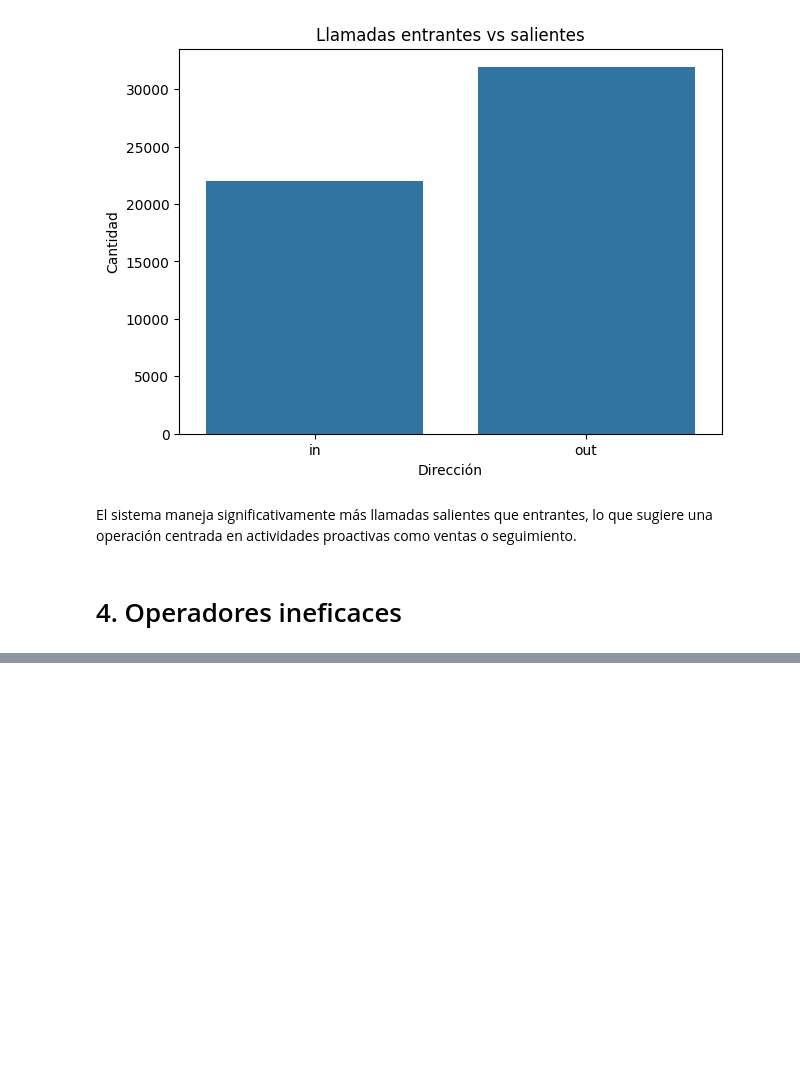
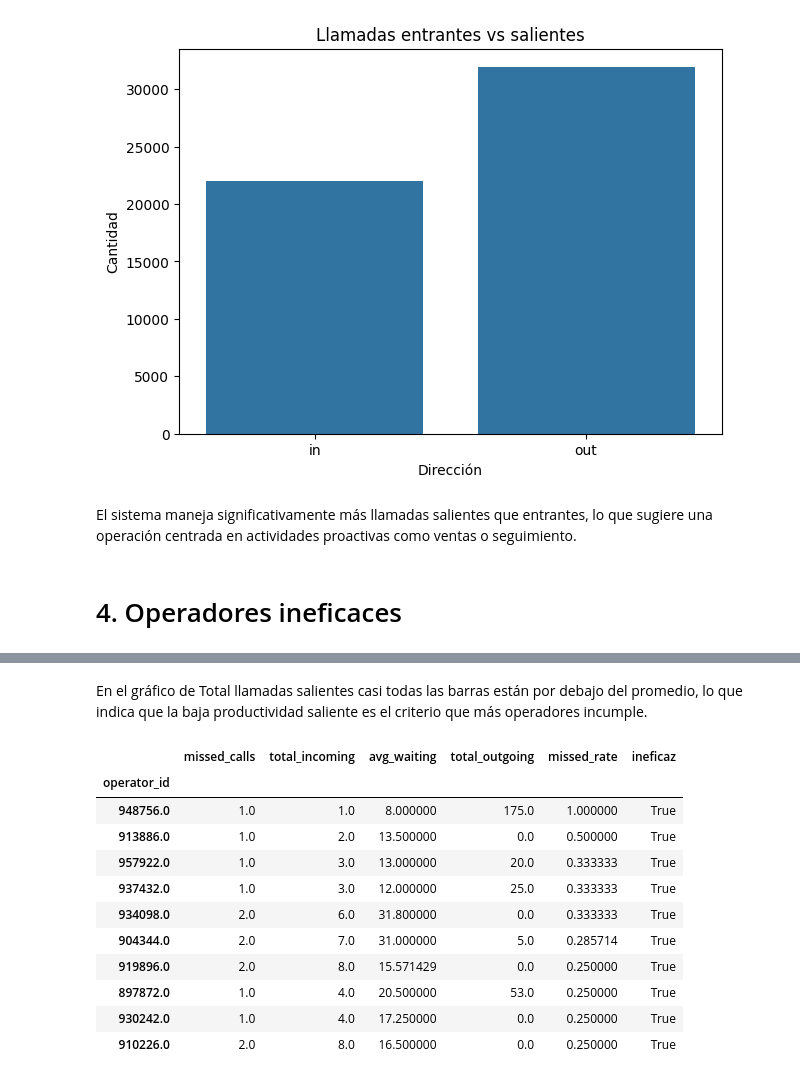
Before and after one commit to camilo180700/Final_Project_DA, a Jupyter notebook: Telecom_project/analysis_telecom.ipynb, the cells around one changed output, grey strips where cells are left out. Cells and saved outputs as stored; diff of their text form; code cells hidden in the pictures; blank space fills up the shorter version.

```diff
--- a/Telecom_project/analysis_telecom.ipynb
+++ b/Telecom_project/analysis_telecom.ipynb
@@ -195,0 +293,21 @@ El sistema maneja significativamente más llamadas salientes que entrantes, lo q
+# %% [markdown]
+En el gráfico de Total llamadas salientes casi todas las barras están por debajo del promedio, lo que indica que la baja productividad saliente es el criterio que más operadores incumple.
+# %%
+top_ineficaces = (operator_stats[operator_stats['ineficaz']]
+                  .sort_values('missed_rate', ascending=False)
+                  .head(10))
+
+top_ineficaces
+# %% [output]
+|  | missed_calls | total_incoming | avg_waiting | total_outgoing | missed_rate | ineficaz |
+| operator_id |  |  |  |  |  |  |
+| 948756.0 | 1.0 | 1.0 | 8.000000 | 175.0 | 1.000000 | True |
+| 913886.0 | 1.0 | 2.0 | 13.500000 | 0.0 | 0.500000 | True |
+| 957922.0 | 1.0 | 3.0 | 13.000000 | 20.0 | 0.333333 | True |
+| 937432.0 | 1.0 | 3.0 | 12.000000 | 25.0 | 0.333333 | True |
+| 934098.0 | 2.0 | 6.0 | 31.800000 | 0.0 | 0.333333 | True |
+| 904344.0 | 2.0 | 7.0 | 31.000000 | 5.0 | 0.285714 | True |
+| 919896.0 | 2.0 | 8.0 | 15.571429 | 0.0 | 0.250000 | True |
+| 897872.0 | 1.0 | 4.0 | 20.500000 | 53.0 | 0.250000 | True |
+| 930242.0 | 1.0 | 4.0 | 17.250000 | 0.0 | 0.250000 | True |
+| 910226.0 | 2.0 | 8.0 | 16.500000 | 0.0 | 0.250000 | True |
```
Also changed, not shown: parts of 12 cells of this notebook.
